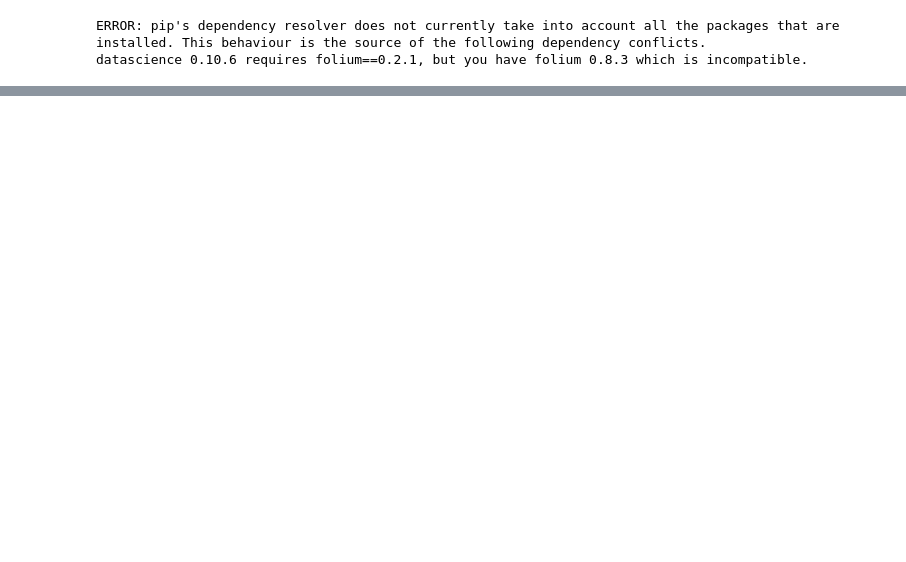
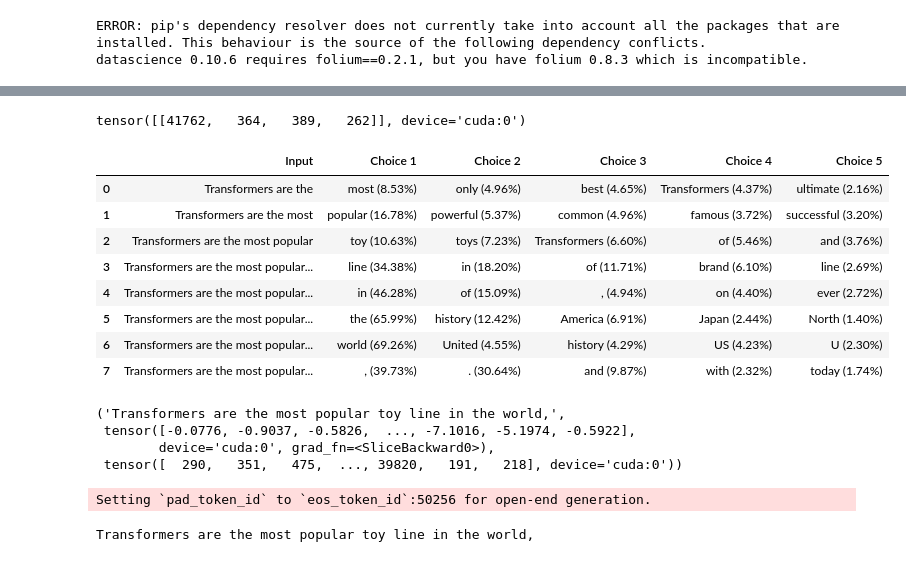
Before and after one commit to yvrjsharma/LexInterviewsX, a Jupyter notebook: Project_LexFridman_RicknMorty.ipynb, the cells around one changed output, grey strips where cells are left out. Saved outputs shown, nothing was run; the diff lists cells and outputs as text; code cells hidden in the pictures; blank space fills up the shorter version.

```diff
--- a/Project_LexFridman_RicknMorty.ipynb
+++ b/Project_LexFridman_RicknMorty.ipynb
@@ -12,0 +15,63 @@ device = 'cuda'
+# %%
+device = 'cuda'
+model_name = "gpt2-xl"
+tokenizer = AutoTokenizer.from_pretrained(model_name)
+model = AutoModelForCausalLM.from_pretrained(model_name).to(device)
+# %%
+import pandas as pd
+input_txt = 'Transformers are the'
+input_ids = tokenizer(input_txt, return_tensors='pt')["input_ids"].to(device)
+iterations =[]
+n_steps = 8
+choices_per_step = 5
+# %%
+input_ids
+# %% [output]
+tensor([[41762,   364,   389,   262]], device='cuda:0')
+# %%
+with torch.no_grad():
+  for _ in range(n_steps):
+    iteration = dict()
+    iteration["Input"] = tokenizer.decode(input_ids[0])
+    output = model(input_ids = input_ids)
+
+    #apply softmax on logits
+    next_token_logits = output.logits[0,-1,:]
+    next_token_probs = torch.softmax(next_token_logits, dim=-1)
+    sorted_ids = torch.argsort(next_token_probs, dim=-1, descending=True)
+    #get highest probabilities
+    for choice_idx in range(choices_per_step):
+      token_id = sorted_ids[choice_idx]
+      token_prob = next_token_probs[token_id].cpu().numpy()
+      token_choice = (f"{tokenizer.decode(token_id)} ({100*token_prob:.2f}%)")
+      iteration[f"Choice {choice_idx+1}"] = token_choice
+    #append predicted token to input
+    input_ids = torch.cat([input_ids, sorted_ids[None, 0, None]], dim=-1)
+    iterations.append(iteration)
+
+pd.DataFrame(iterations)
+# %% [output]
+|  | Input | Choice 1 | Choice 2 | Choice 3 | Choice 4 | Choice 5 |
+| 0 | Transformers are the | most (8.53%) | only (4.96%) | best (4.65%) | Transformers (4.37%) | ultimate (2.16%) |
+| 1 | Transformers are the most | popular (16.78%) | powerful (5.37%) | common (4.96%) | famous (3.72%) | successful (3.20%) |
+| 2 | Transformers are the most popular | toy (10.63%) | toys (7.23%) | Transformers (6.60%) | of (5.46%) | and (3.76%) |
+| 3 | Transformers are the most popular... | line (34.38%) | in (18.20%) | of (11.71%) | brand (6.10%) | line (2.69%) |
+| 4 | Transformers are the most popular... | in (46.28%) | of (15.09%) | , (4.94%) | on (4.40%) | ever (2.72%) |
+| 5 | Transformers are the most popular... | the (65.99%) | history (12.42%) | America (6.91%) | Japan (2.44%) | North (1.40%) |
+| 6 | Transformers are the most popular... | world (69.26%) | United (4.55%) | history (4.29%) | US (4.23%) | U (2.30%) |
+| 7 | Transformers are the most popular... | , (39.73%) | . (30.64%) | and (9.87%) | with (2.32%) | today (1.74%) |
+# %%
+tokenizer.decode(input_ids[0]), model(input_ids=input_ids).logits[0,-1,:], torch.argsort(torch.softmax(model(input_ids=input_ids).logits[0,-1,:], dim=-1), dim=-1, descending=True)
+# %% [output]
+('Transformers are the most popular toy line in the world,',
+ tensor([-0.0776, -0.9037, -0.5826,  ..., -7.1016, -5.1974, -0.5922],
+        device='cuda:0', grad_fn=<SliceBackward0>),
+ tensor([  290,   351,   475,  ..., 39820,   191,   218], device='cuda:0'))
+# %%
+#putting everything together
+input_ids = tokenizer(input_txt, return_tensors='pt')["input_ids"].to(device)
+output = model.generate(input_ids, max_new_tokens=n_steps, do_sample=False)
+print(tokenizer.decode(output[0]))
+# %% [output]
+Setting `pad_token_id` to `eos_token_id`:50256 for open-end generation.
+Transformers are the most popular toy line in the world,
```
Also changed, not shown: parts of 12 cells of this notebook.
